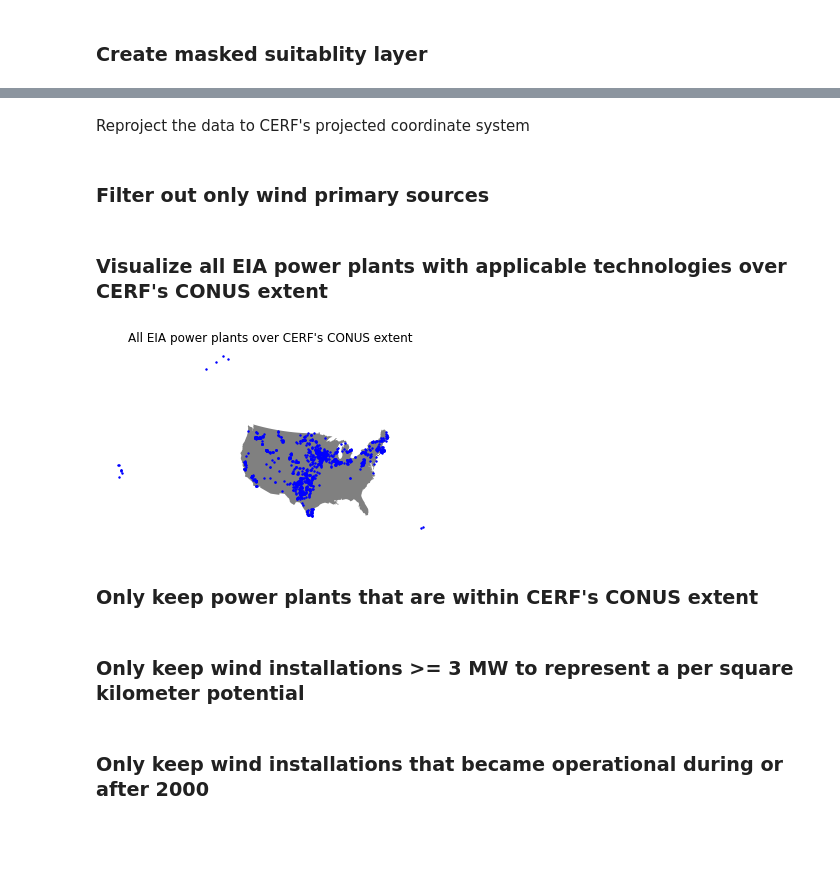
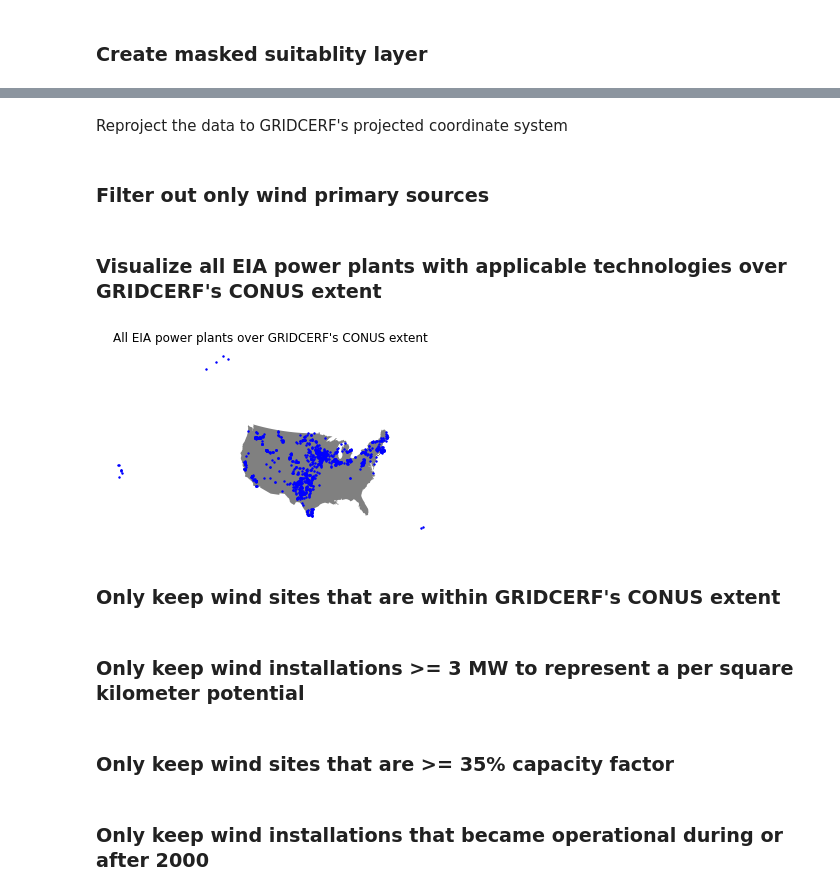
Before and after one commit to IMMM-SFA/vernon-etal_2023_scidata, a Jupyter notebook: notebooks/validation-wind.ipynb, the cells around one changed output, grey strips where cells are left out. Drawn from its saved outputs; the diff is of its cells as text; code cells hidden in the pictures; blank space fills up the shorter version.

```diff
--- a/notebooks/validation-wind.ipynb
+++ b/notebooks/validation-wind.ipynb
@@ -101,26 +101,37 @@ def plot_raster(arr, title):
 # %% [markdown]
 ### Load data
 # %%
-root_dir = '/Users/d3y010/projects/cerf/suitability'
+# get the parent directory path to where this notebook is currently stored
+root_dir = os.path.dirname(os.getcwd())
 
-validation_dir = os.path.join(root_dir, 'validation')
+# data directory in repository
+data_dir = os.path.join(root_dir, "data")
+
+# GRIDCERF data directory from downloaded archive
+gridcerf_dir = os.path.join(data_dir, "gridcerf")
+
+# validation directory
+validation_dir = os.path.join(gridcerf_dir, 'validation')
 
 # common exclusion layers
-raster_dir = os.path.join(root_dir, 'data', 'common')
+raster_dir = os.path.join(gridcerf_dir, 'common')
 
 # directory containing technology specific layers
-tech_dir = os.path.join(root_dir, 'data', 'technology_specific')
+tech_dir = os.path.join(gridcerf_dir, 'technology_specific')
 
 # additional layers needed
-slope_raster = os.path.join(tech_dir, 'cerf_srtm_slope_20pct_or_less.tif')
-potential_raster = os.path.join(tech_dir, 'cerf_nrel_wind_development_potential_hubheight080m_cf30.tif')
-population_raster = os.path.join(tech_dir, 'cerf_densely_populated_ssp2_2020.tif')
+slope_raster = os.path.join(tech_dir, 'gridcerf_srtm_slope_20pct_or_less.tif')
+potential_raster = os.path.join(tech_dir, 'gridcerf_nrel_wind_development_potential_hubheight080m_cf30.tif')
+population_raster = os.path.join(tech_dir, 'gridcerf_densely_populated_ssp2_2020.tif')
 
 # EIA power plant spatialdata
 power_plant_file = os.path.join(validation_dir, 'eia', 'accessed_2021-06-09', 'PowerPlants_US_EIA', 'PowerPlants_US_202004.shp')
 
-# eia generatory inventory file downloaded from:  https://www.eia.gov/electricity/data/eia860m/xls/april_generator2021.xlsx
+# eia generator inventory file downloaded from:  https://www.eia.gov/electricity/data/eia860m/xls/april_generator2021.xlsx
 eia_generator_inventory_file = os.path.join(validation_dir, 'eia', 'april_generator2021.xlsx')
+
+# eia 923 generation data downloaded from: https://www.eia.gov/electricity/data/eia923/archive/xls/f923_2021.zip
+eia_generation_file = os.path.join(validation_dir, "eia", "EIA923_Schedules_2_3_4_5_M_12_2021_Final_Revision.xlsx")
 
 # administrative data
 cerf_conus_file = os.path.join(validation_dir, 'admin', 'shp', 'cerf_conus_boundary.shp')
@@ -129,10 +140,10 @@ cerf_raster_states_file = os.path.join(validation_dir, 'admin', 'rast', 'promod_
 stateid_to_statename_file = os.path.join(validation_dir, 'admin', 'csv', 'stateid_to_statename.csv')
 
 # output combined suitability layer without land mask
-cerf_suitability_file = os.path.join(validation_dir, 'temp', 'cerf_wind_suitability_nomask.tif')
+cerf_suitability_file = os.path.join(validation_dir, 'temp', 'gridcerf_wind_suitability_nomask.tif')
 
 # combined suitability with land mask
-cerf_suitability_masked_file = os.path.join(validation_dir, 'temp', 'cerf_wind_suitability_landmask.tif')
+cerf_suitability_masked_file = os.path.join(validation_dir, 'temp', 'gridcerf_wind_suitability_landmask.tif')
 
 # validation outputs
 suitable_power_plants_file = os.path.join(validation_dir, 'results', 'suitable_power_plants_wind.shp')
@@ -231,5 +238,5 @@ show(common_arr + land_mask_arr, ax)
 # %% [markdown]
-Reproject the data to CERF's projected coordinate system
+Reproject the data to GRIDCERF's projected coordinate system
 # %%
 power_plant_gdf = gpd.read_file(power_plant_file).to_crs(target_crs)
 
@@ -242,17 +249,17 @@ states_gdf = gpd.read_file(cerf_states_file).to_crs(target_crs)
 # extract wind power plants
 power_plant_gdf = power_plant_gdf.loc[power_plant_gdf['PrimSource'] == 'wind'].copy()
 # %% [markdown]
-### Visualize all EIA power plants with applicable technologies over CERF's CONUS extent
+### Visualize all EIA power plants with applicable technologies over GRIDCERF's CONUS extent
 # %%
 fig, ax = plt.subplots()
-plt.title("All EIA power plants over CERF's CONUS extent")
+plt.title("All EIA power plants over GRIDCERF's CONUS extent")
 
 boundary_gdf.plot(ax=ax, facecolor='gray')
 power_plant_gdf.plot(ax=ax, color='blue', markersize=2)
 
 ax.set_axis_off()
 # %% [output]
-[figure, old version]
+[figure, new version]
 # %% [markdown]
-### Only keep power plants that are within CERF's CONUS extent
+### Only keep wind sites that are within GRIDCERF's CONUS extent
 # %%
@@ -263,3 +270,5 @@ power_plant_conus = power_plant_gdf.loc[power_plant_mask].copy()
 ### Only keep wind installations >= 3 MW to represent a per square kilometer potential
 # %%
 power_plant_conus = power_plant_conus.loc[power_plant_conus['Wind_MW'] >= 3].copy()
+# %% [markdown]
+### Only keep wind sites that are >= 35% capacity factor
```
Also changed, not shown: parts of 31 cells of this notebook, 1 other file.
